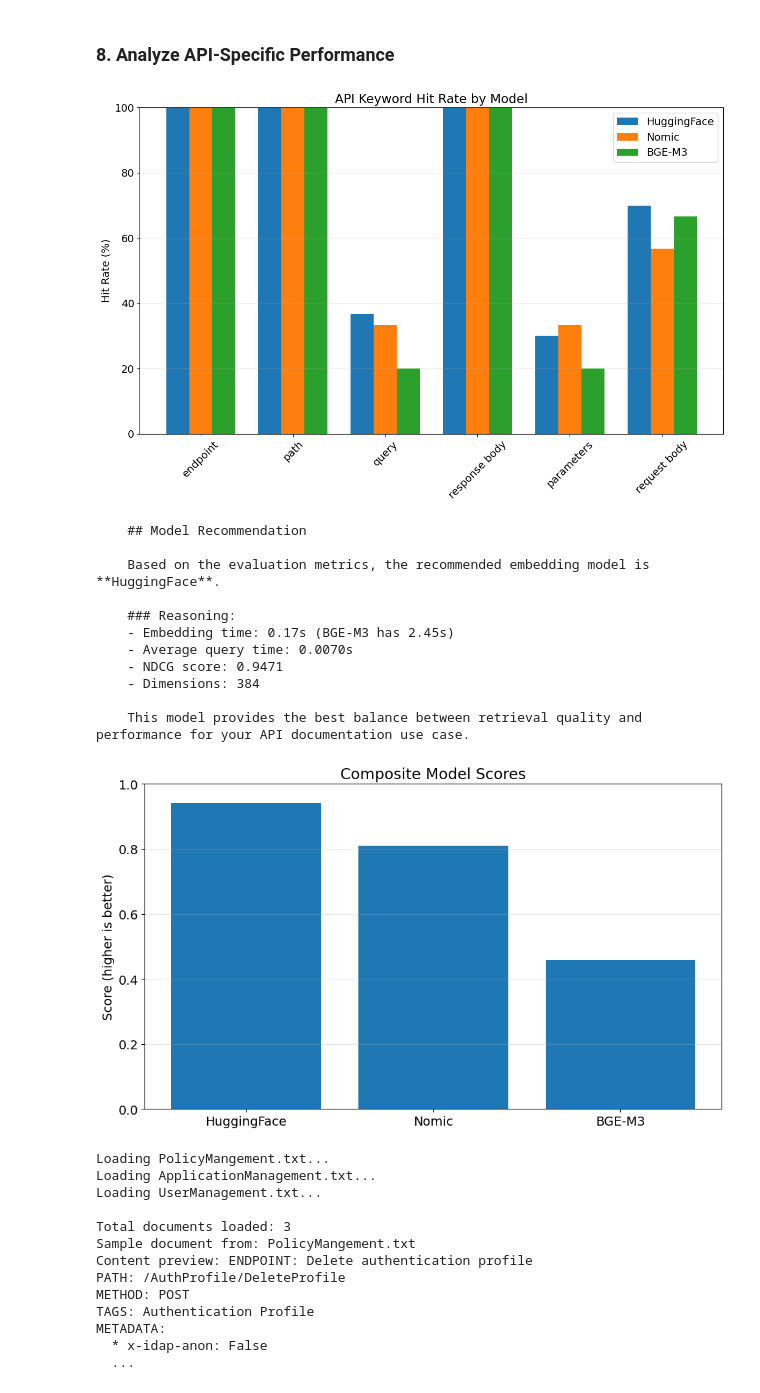
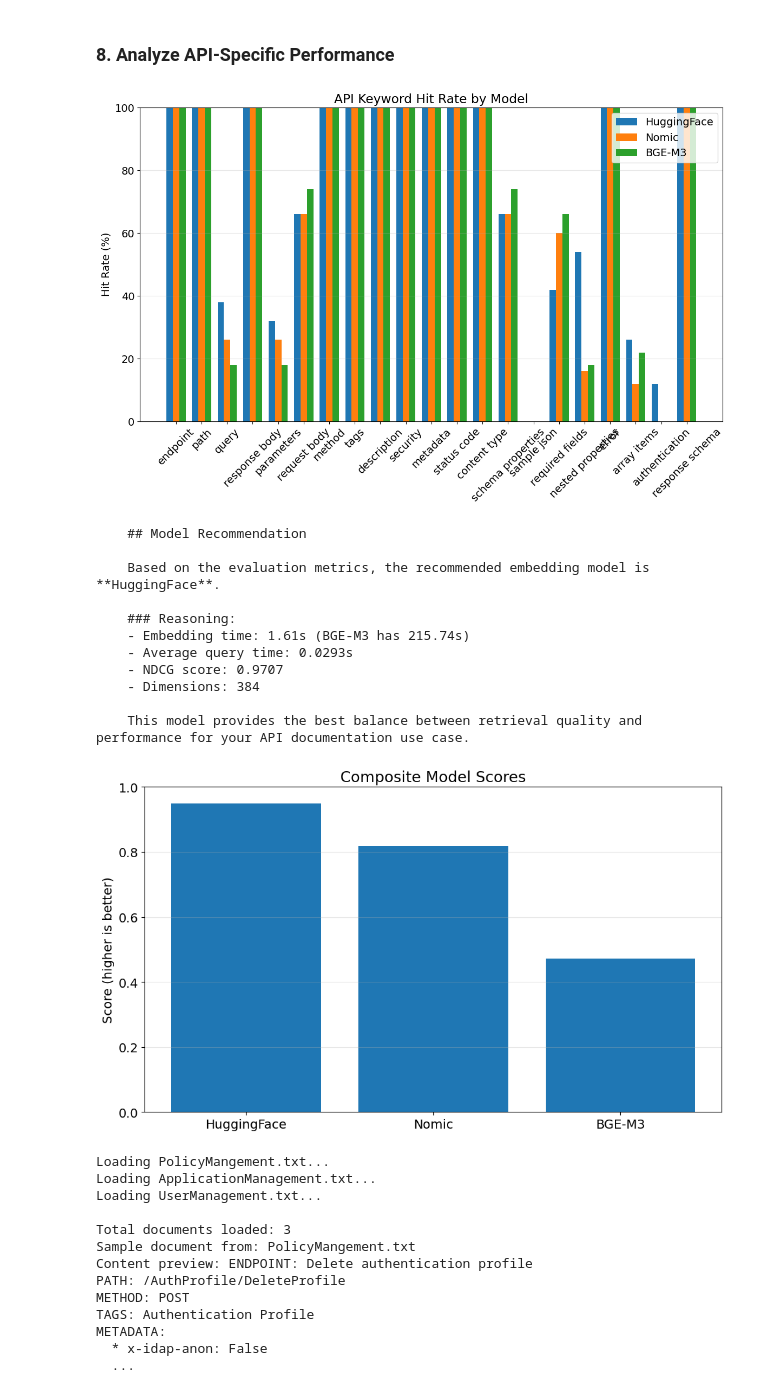
Before and after one commit to Venkata-Thrivedi-WILP/RAG_BOT, a Jupyter notebook: Embedding/EmbdCompare copy.ipynb, the cells around one changed output. Saved outputs shown, nothing was run; the diff lists cells and outputs as text; code cells hidden in the pictures.

```diff
--- a/Embedding/EmbdCompare copy.ipynb
+++ b/Embedding/EmbdCompare copy.ipynb
@@ -76,8 +79,8 @@ plt.rcParams.update({'font.size': 14})
 Load text documents from a directory and split them into smaller, context-specific chunks for embedding and retrieval.
 # %%
 # Load all text files from the specified directory
-# folder_path = "C:/Users/LocalUser/Desktop/RAG_BOT/RAG_BOT/Embedding/sampledata"  # Change as needed
-folder_path = "/content/sampledata"  # Change as needed
+folder_path = "/workspaces/RAG_BOT/Embedding/sampledata"  # Change as needed
+# folder_path = "/content/drive/MyDrive/RAG_BOT-data-collector-V2/Embedding/sampledata"  # Change as needed
 document_loader = DirectoryLoader(folder_path, glob="**/*.txt", loader_cls=TextLoader)
 raw_documents = document_loader.load()
 
@@ -193,6 +193,12 @@ test_queries = [
     "How to import apps from templates?",
     "How to get TOTP codes for secured password?",
     "What parameters are required for updating application?"
+    #medium-to-hard level queries
+    "How to securely retrieve and encrypt client secrets for OIDC web applications?",
+    "What's the process for cloning an existing application with all its settings?",
+    "How can I manage file attachments and storage space for secured items?",
+    "What permissions are needed to set application access rights for other users?",
+    "How to create and manage custom application tags for organizational purposes?"
 ]
 
 # Function to evaluate retrieval performance
@@ -441,7 +447,29 @@ BGE-M3 - Avg NDCG: 0.9152
 # %%
 def analyze_api_retrieval(results, test_queries):
     """Analyze how well each model retrieves API-specific information"""
-    api_keywords = ['endpoint', 'path', 'query', 'response body', 'parameters', 'request body']
+    api_keywords = [
+    'endpoint',
+    'path',
+    'query',
+    'response body',
+    'parameters',
+    'request body',
+    'method',
+    'tags',
+    'description',
+    'security',
+    'metadata',
+    'status code',
+    'content type',
+    'schema properties',
+    'sample json',
+    'required fields',
+    'nested properties',
+    'error',
+    'array items',
+    'authentication',
+    'response schema'
+]
 
     api_hit_rates = {}
 
@@ -469,34 +497,34 @@ def analyze_api_retrieval(results, test_queries):
     models = list(api_hit_rates.keys())
     keywords = list(api_hit_rates[models[0]].keys())
 
     fig, ax = plt.subplots(figsize=(12, 8))
 
     x = np.arange(len(keywords))
     width = 0.25
     multiplier = 0
 
     for model_name in models:
         offset = width * multiplier
         rects = ax.bar(x + offset, [api_hit_rates[model_name][k] for k in keywords], width, label=model_name)
         multiplier += 1
 
     ax.set_title('API Keyword Hit Rate by Model')
     ax.set_xticks(x + width, keywords)
     ax.set_ylabel('Hit Rate (%)')
     ax.set_ylim(0, 100)
     ax.legend(loc='best')
     ax.grid(axis='y', alpha=0.3)
 
     plt.xticks(rotation=45)
     plt.tight_layout()
     plt.show()
 
     return api_hit_rates
 
 # Run API-specific analysis
 api_hit_rates = analyze_api_retrieval(evaluation_results[5], test_queries)
 # %% [output]
-[figure, old version]
+[figure, new version]
 # %%
 def recommend_best_model(embedding_times, query_times, ndcg_scores, dimensions):
     """Recommend the best model based on combined metrics"""
@@ -571,13 +599,13 @@ best_model, scores = recommend_best_model(
     Based on the evaluation metrics, the recommended embedding model is **HuggingFace**.
 
     ### Reasoning:
-    - Embedding time: 0.17s (BGE-M3 has 2.45s)
-    - Average query time: 0.0070s
-    - NDCG score: 0.9471
+    - Embedding time: 1.61s (BGE-M3 has 215.74s)
+    - Average query time: 0.0293s
+    - NDCG score: 0.9707
     - Dimensions: 384
 
     This model provides the best balance between retrieval quality and performance for your API documentation use case.
-[figure, old version]
+[figure, new version]
 # %%
 # Load all text files from the specified directory with robust encoding handling
 import os
```
Also changed, not shown: parts of 10 cells of this notebook, 4 other files.
